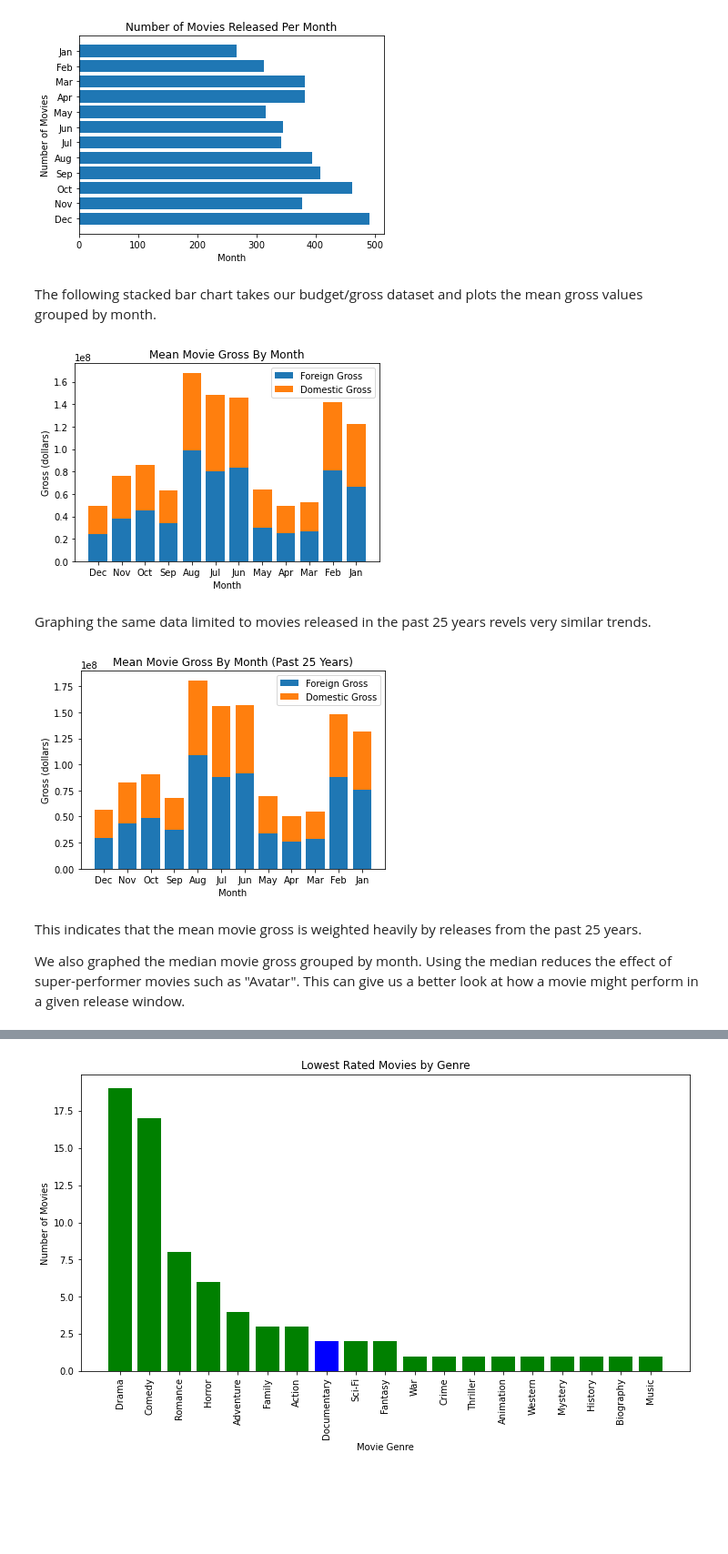
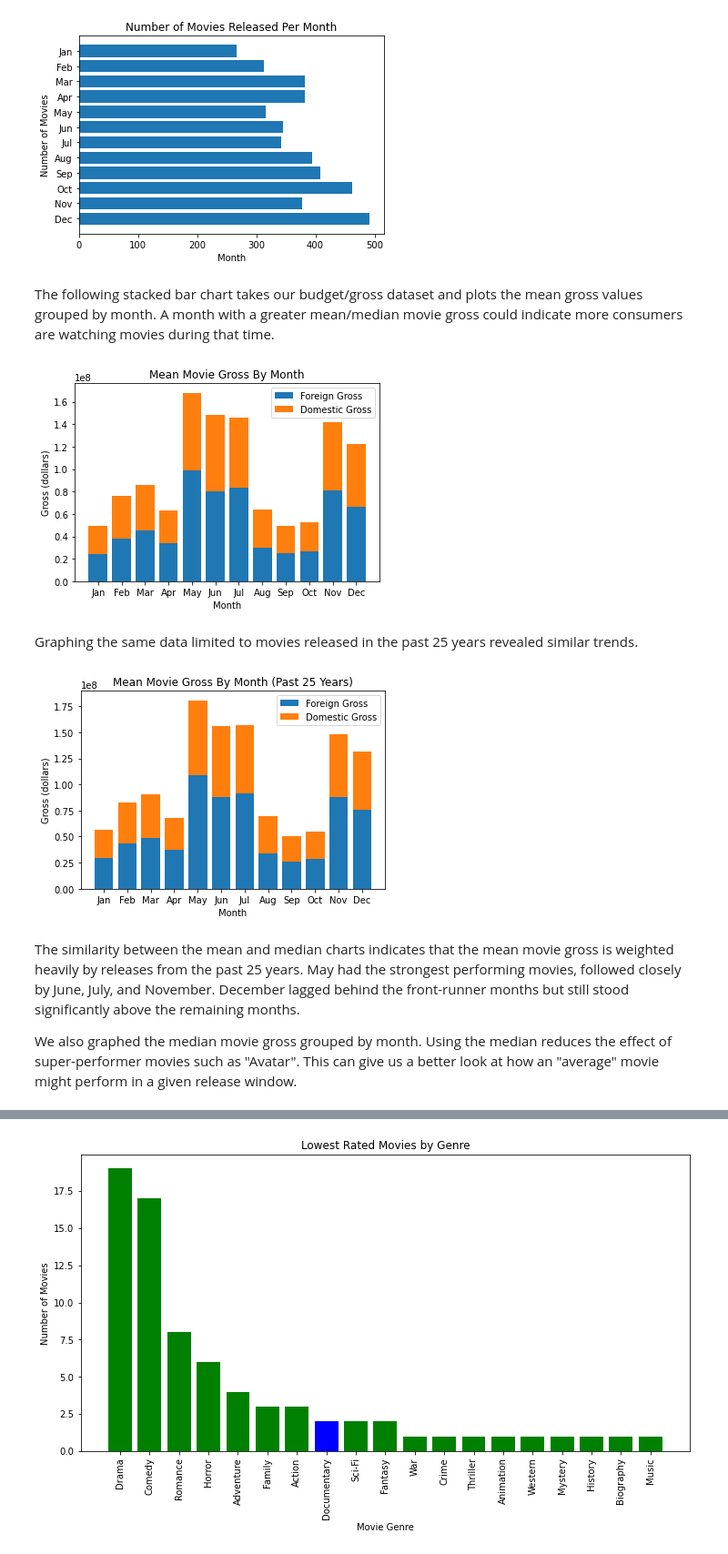
Before and after one commit to jlc0512/dsc-phase-1-project-Microsoft-Movie-Studios, a Jupyter notebook: student.ipynb, the cells around one changed output, grey strips where cells are left out. Shown at 91% size. Saved outputs shown, nothing was run; the diff lists cells and outputs as text; code cells hidden in the pictures; blank space fills up the shorter version.

```diff
--- a/student.ipynb
+++ b/student.ipynb
@@ -523,0 +562,3 @@ With this recent release data subset, we can focus our analysis to provide recom
+# %%
+budgets_recent['roi'] = (budgets_recent['worldwide_gross'] - budgets_recent['production_budget'])/ budgets_recent['production_budget']
+budgets_recent.head()
@@ -1114,26 +1171,28 @@ ax.set_ylabel("Number of Movies");
 # %% [output]
 [figure]
 # %% [markdown]
-The following stacked bar chart takes our budget/gross dataset and plots the mean gross values grouped by month.
+The following stacked bar chart takes our budget/gross dataset and plots the mean gross values grouped by month. A month with a greater mean/median movie gross could indicate more consumers are watching movies during that time.
 # %%
 #plotting foreign and domestic growth by month as a stacked bar chart
+months = list(month_count_dict.keys())
+
 domestic_gross_mean = budgets_month['domestic_gross'].mean()
 foreign_gross_mean = budgets_month['foreign_gross'].mean()
 
 fig, ax = plt.subplots()
 
 ax.bar(months, foreign_gross_mean, label='Foreign Gross')
 ax.bar(months, domestic_gross_mean, bottom=foreign_gross_mean, label='Domestic Gross')
 
 ax.set_title("Mean Movie Gross By Month")
 ax.set_xlabel("Month")
 ax.set_ylabel("Gross (dollars)")
 
 ax.legend();
 # %% [output]
-[figure, old version]
+[figure, new version]
 # %% [markdown]
-Graphing the same data limited to movies released in the past 25 years revels very similar trends.
+Graphing the same data limited to movies released in the past 25 years revealed similar trends.
 # %%
 domestic_gross_mean = budgets_recent_grouped['domestic_gross'].mean()
 foreign_gross_mean = budgets_recent_grouped['foreign_gross'].mean()
@@ -1149,11 +1208,11 @@ ax.set_ylabel("Gross (dollars)")
 
 ax.legend();
 # %% [output]
-[figure, old version]
+[figure, new version]
 # %% [markdown]
-This indicates that the mean movie gross is weighted heavily by releases from the past 25 years.
+The similarity between the mean and median charts indicates that the mean movie gross is weighted heavily by releases from the past 25 years. May had the strongest performing movies, followed closely by June, July, and November. December lagged behind the front-runner months but still stood significantly above the remaining months.
 
-We also graphed the median movie gross grouped by month. Using the median reduces the effect of super-performer movies such as "Avatar". This can give us a better look at how a movie might perform in a given release window.
+We also graphed the median movie gross grouped by month. Using the median reduces the effect of super-performer movies such as "Avatar". This can give us a better look at how an "average" movie might perform in a given release window.
 # %%
 #median movie data from the past 25 years
 #plotted as a stacked bar chart of foreign and domestic gross
```
Also changed, not shown: parts of 24 cells of this notebook, 1 other file.
